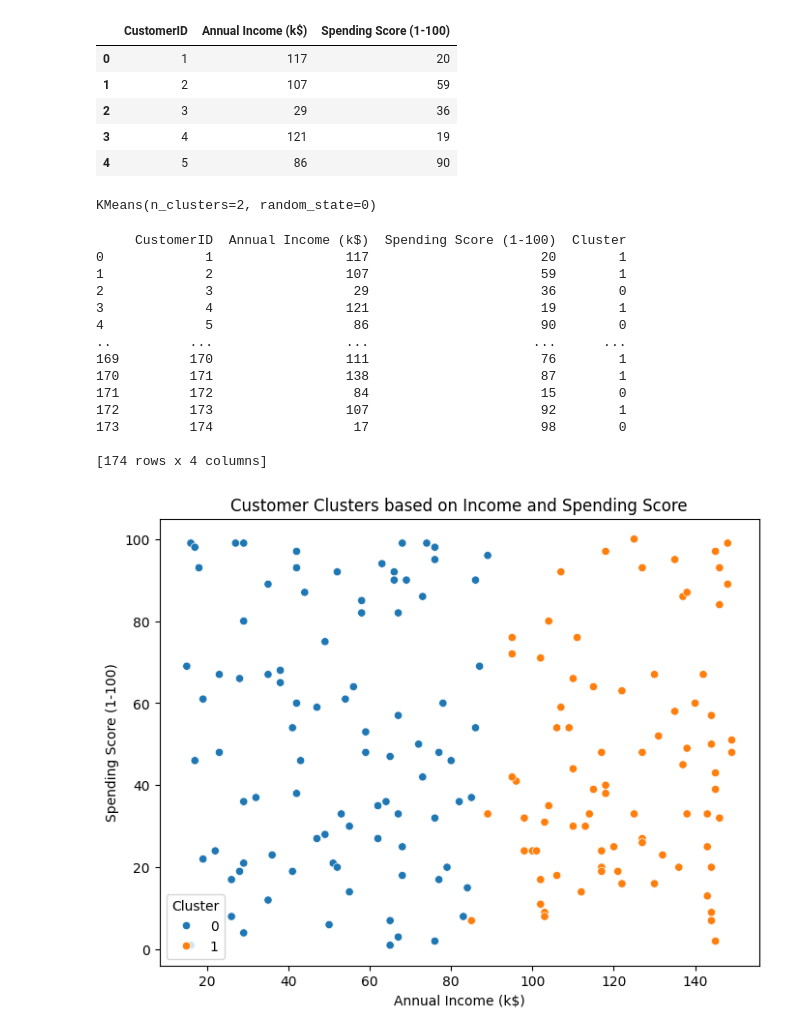
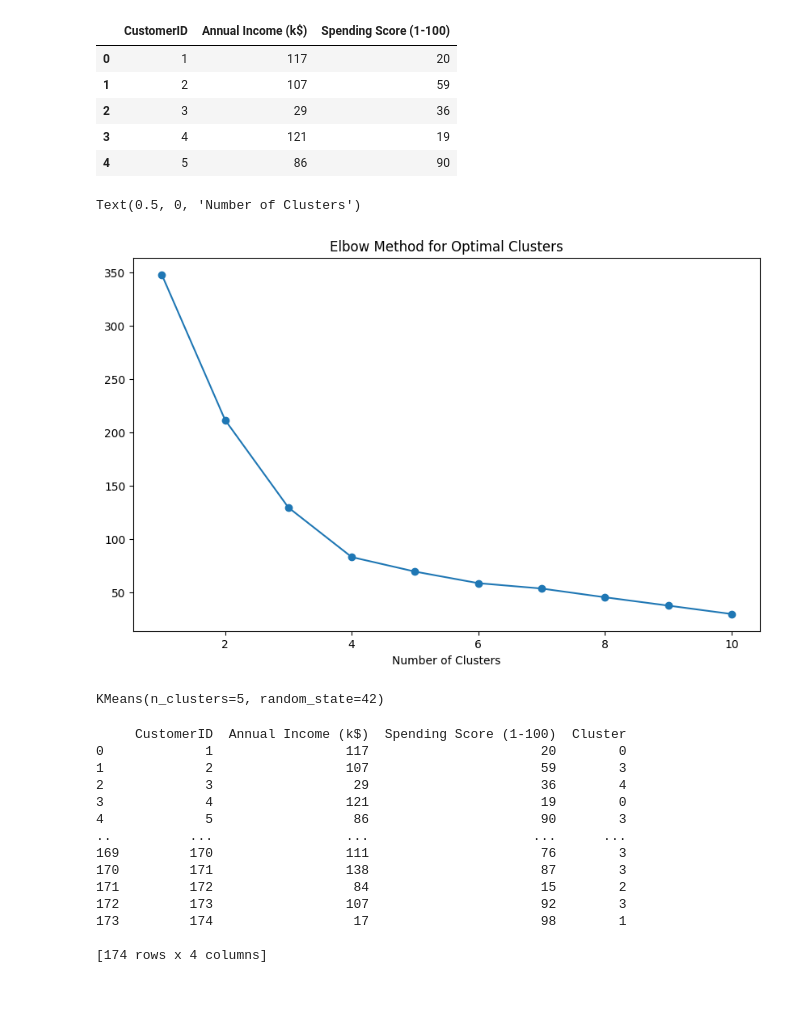
Before and after one commit to OkemaPaulMark/machine_learning_journey, a Jupyter notebook: unsupervised_learning/k-means_clustering.ipynb, the cells around one changed output. Drawn from its saved outputs; the diff is of its cells as text; code cells hidden in the pictures; blank space fills up the shorter version.

```diff
--- a/unsupervised_learning/k-means_clustering.ipynb
+++ b/unsupervised_learning/k-means_clustering.ipynb
@@ -30,40 +31,50 @@ df.head()
 | 4 | 5 | 86 | 90 |
 # %%
 #select the features for clustering
-X = df[['Annual Income (k$)', 'Spending Score (1-100)']]
+X = df.iloc[:, [1, 2]].values
+# %%
+#feature scaling
+scaler = StandardScaler()
+X_scaled = scaler.fit_transform(X)
+# %%
+#elbow method to find the optimal number of clusters
+wcss = []
+for i in range(1, 11):
+    kmeans = KMeans(n_clusters=i, random_state=42)
+    kmeans.fit(X_scaled)
+    wcss.append(kmeans.inertia_)
+# %%
+#plot the elbow method
+plt.figure(figsize=(10, 6))
+plt.plot(range(1, 11), wcss, marker='o')
+plt.title('Elbow Method for Optimal Clusters')
+plt.xlabel('Number of Clusters')
+# %% [output]
+Text(0.5, 0, 'Number of Clusters')
+[figure, added]
 # %%
-#apply KMeans clustering
-kmeans = KMeans(n_clusters=2, random_state=0)
-kmeans.fit(X)
+optimal_clusters = 5
+
+kmeans = KMeans(n_clusters=optimal_clusters, random_state=42)
+kmeans.fit(X_scaled)
 # %% [output]
-KMeans(n_clusters=2, random_state=0)
+KMeans(n_clusters=5, random_state=42)
-# %%
-#Add cluster labels to the original dataframe
-df['Cluster'] = kmeans.labels_
-print(df)
-# %% [output]
-     CustomerID  Annual Income (k$)  Spending Score (1-100)  Cluster
-0             1                 117                      20        1
-1             2                 107                      59        1
-2             3                  29                      36        0
-3             4                 121                      19        1
-4             5                  86                      90        0
-..          ...                 ...                     ...      ...
-169         170                 111                      76        1
-170         171                 138                      87        1
-171         172                  84                      15        0
-172         173                 107                      92        1
-173         174                  17                      98        0
-
-[174 rows x 4 columns]
-# %%
-#Visualize our clusters
-plt.figure(figsize = (8,6))
-sns.scatterplot(data=df, x='Annual Income (k$)', y='Spending Score (1-100)', hue='Cluster')
-plt.title('Customer Clusters based on Income and Spending Score')
-plt.xlabel('Annual Income (k$)')
-plt.ylabel('Spending Score (1-100)')
-plt.legend(title='Cluster')
-plt.show()
-# %% [output]
-[figure, removed]
+# %%
+#Add cluster labels to the original dataframe
+df['Cluster'] = kmeans.labels_
+print(df)
+# %% [output]
+     CustomerID  Annual Income (k$)  Spending Score (1-100)  Cluster
+0             1                 117                      20        0
+1             2                 107                      59        3
+2             3                  29                      36        4
+3             4                 121                      19        0
+4             5                  86                      90        3
+..          ...                 ...                     ...      ...
+169         170                 111                      76        3
+170         171                 138                      87        3
+171         172                  84                      15        2
+172         173                 107                      92        3
+173         174                  17                      98        1
+
+[174 rows x 4 columns]
```
Also changed, not shown: parts of 3 cells of this notebook, 3 other files.
